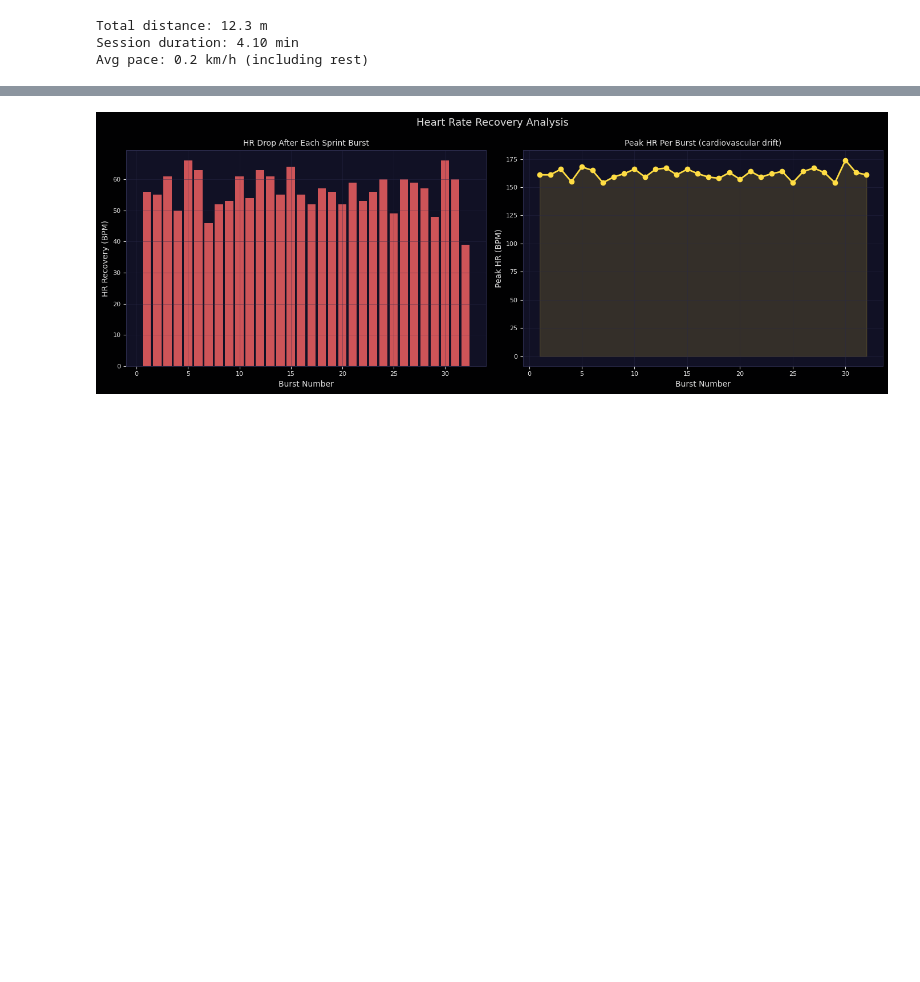
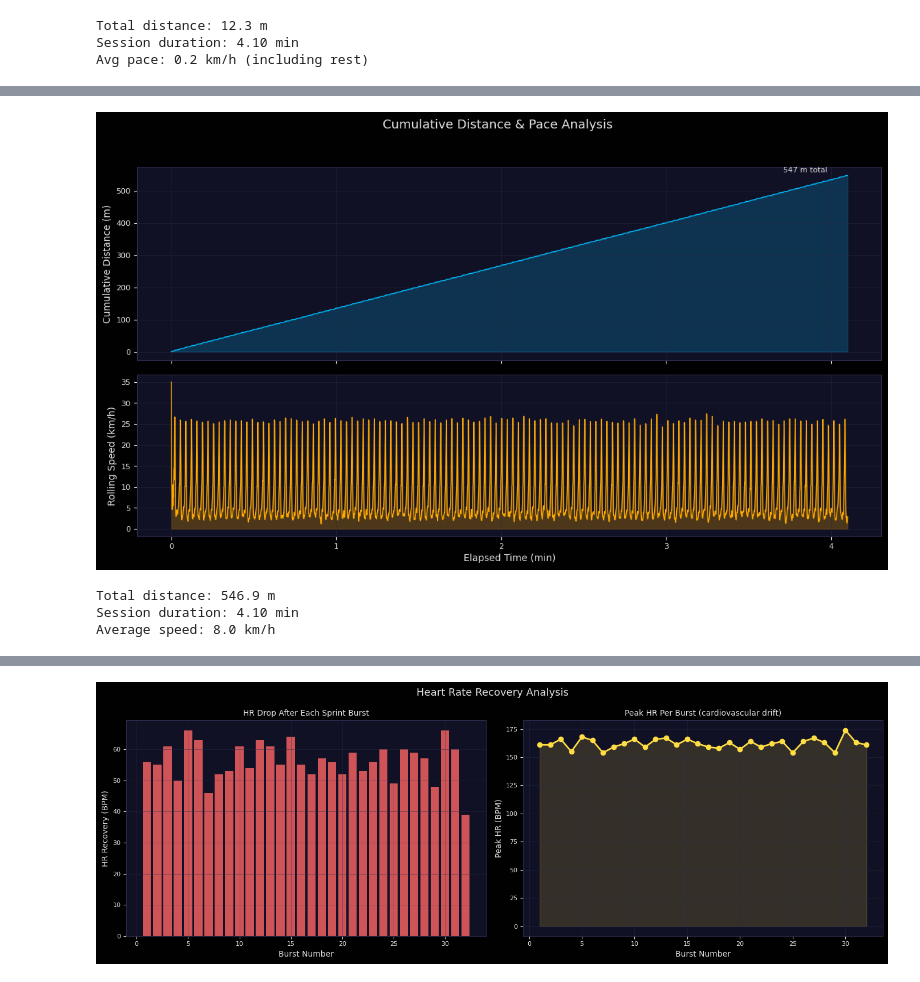
Before and after one commit to Nowshin-Ara-Nini/CSE490D-Football-Data-and-Analytics, a Jupyter notebook: football_analysis2.ipynb, the cells around one changed output, grey strips where cells are left out. Cells and saved outputs as stored; diff of their text form; code cells hidden in the pictures; blank space fills up the shorter version.

Commit message:
2nd final commit message: "Update football_analysis2.ipynb and VIVA_DEFENSE_GUIDE.md"

```diff
--- a/football_analysis2.ipynb
+++ b/football_analysis2.ipynb
@@ -635,3 +644,79 @@ Avg pace: 0.2 km/h (including rest)
+# %%
+
+t_sec = t * 60
+
+# time deltas (s)
+dt = np.diff(t_sec, prepend=t_sec[0])
+dt[0] = 0  # first step = 0 to avoid artificial jump
+
+# speed km/h → m/s
+spd_ms = spd / 3.6
+
+# integrate distance (m)
+dist_true = np.cumsum(spd_ms * dt)
+
+
+win = 60 #
+rs = pd.Series(spd).rolling(win, min_periods=1).mean().values
+
+if 'DARK_BG' not in globals():
+    DARK_BG = "#010102"
+if 'PANEL_BG' not in globals():
+    PANEL_BG = '#111125'
+if 'TEXT_COL' not in globals():
+    TEXT_COL = '#e0e0e0'
+if 'GRID_COL' not in globals():
+    GRID_COL = '#2a2a4a'
+if 'style_ax' not in globals():
+    def style_ax(ax, xlabel='', ylabel='', title=''):
+        ax.set_facecolor(PANEL_BG)
+        ax.tick_params(colors=TEXT_COL, labelsize=8)
+        ax.xaxis.label.set_color(TEXT_COL)
+        ax.yaxis.label.set_color(TEXT_COL)
+        for spine in ax.spines.values():
+            spine.set_edgecolor(GRID_COL)
+        ax.grid(True, color=GRID_COL, linewidth=0.5, alpha=0.6)
+        if xlabel: ax.set_xlabel(xlabel, color=TEXT_COL, fontsize=9)
+        if ylabel: ax.set_ylabel(ylabel, color=TEXT_COL, fontsize=9)
+        if title:  ax.set_title(title, color=TEXT_COL, fontsize=10, pad=6)
+fig9, (a9a, a9b) = plt.subplots(
+    2, 1, figsize=(14, 7), facecolor=DARK_BG,
+    gridspec_kw={'height_ratios': [1.2, 1], 'hspace': 0.08}
+)
+fig9.suptitle('Cumulative Distance & Pace Analysis', color=TEXT_COL, fontsize=13)
+
+# Cumulative distance (TRUE)
+a9a.fill_between(t, dist_true, color='#00BFFF', alpha=0.2)
+a9a.plot(t, dist_true, color='#00BFFF', linewidth=1.0)
+a9a.set_ylabel('Cumulative Distance (m)', color=TEXT_COL, fontsize=10)
+a9a.text(t[-1] * 0.97, dist_true[-1] * 1.02,
+         f'{dist_true[-1]:.0f} m total', color=TEXT_COL, fontsize=8, ha='right')
+style_ax(a9a)
+a9a.set_xticklabels([])
+
+# Rolling speed (pace indicator)
+a9b.fill_between(t, rs, color='#FFAA00', alpha=0.25)
+a9b.plot(t, rs, color='#FFAA00', linewidth=1.0)
+a9b.set_xlabel('Elapsed Time (min)', color=TEXT_COL, fontsize=10)
+a9b.set_ylabel('Rolling Speed (km/h)', color=TEXT_COL, fontsize=10)
+style_ax(a9b)
+
+plt.tight_layout()
+plt.show()
+
+# --- Summary metrics ---
+total_distance_m = dist_true[-1]
+duration_min = t[-1]
+avg_speed_kmh = (total_distance_m / (duration_min * 60)) * 3.6  # m/s → km/h
+
+print(f'Total distance: {total_distance_m:.1f} m')
+print(f'Session duration: {duration_min:.2f} min')
+print(f'Average speed: {avg_speed_kmh:.1f} km/h')
+# %% [output]
+[figure, added]
+Total distance: 546.9 m
+Session duration: 4.10 min
+Average speed: 8.0 km/h
 # %% [markdown]
 ---
 ## Plot 10 - Heart Rate Recovery Analysis
```
Also changed, not shown: parts of 10 cells of this notebook, 1 other file.
